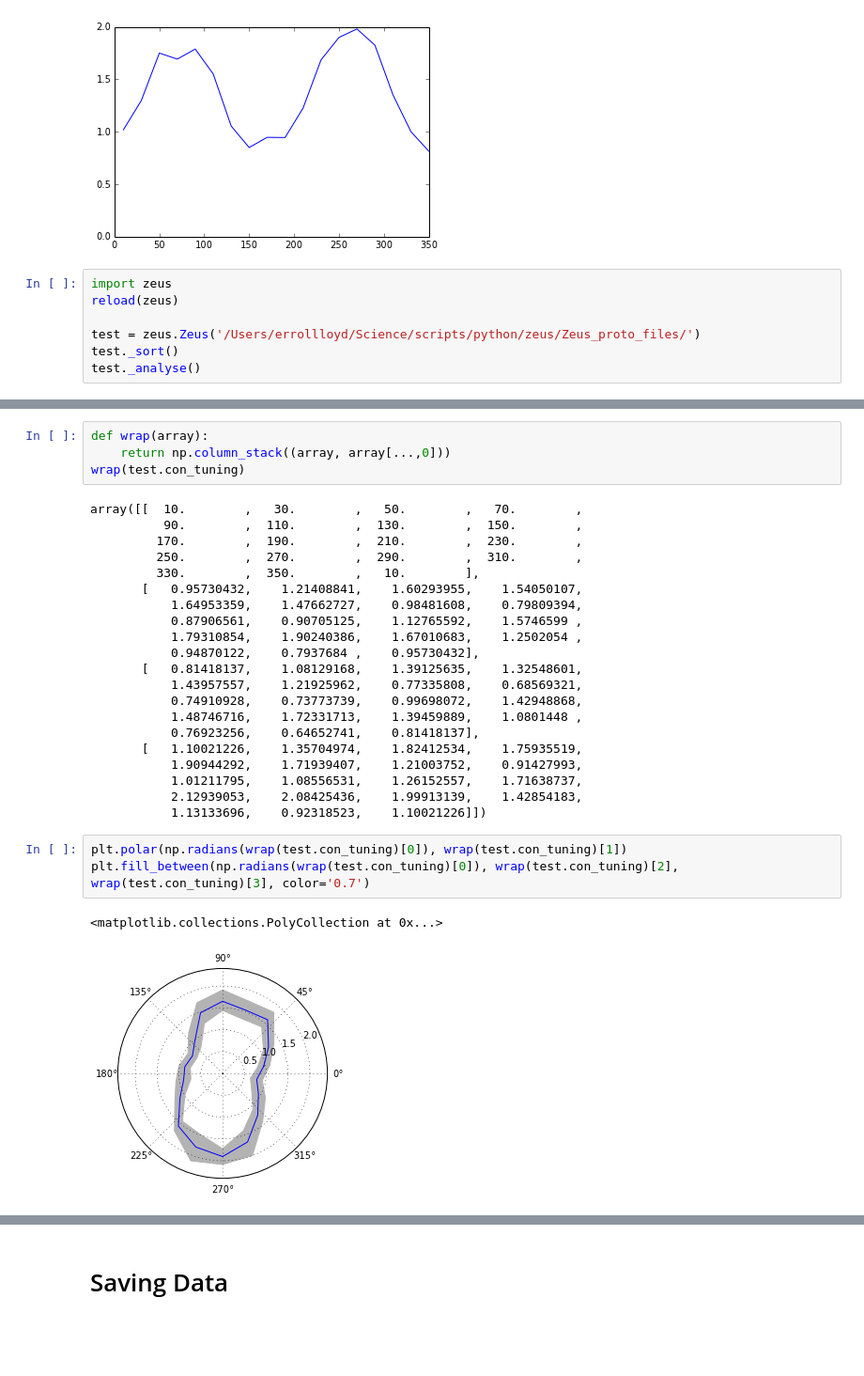
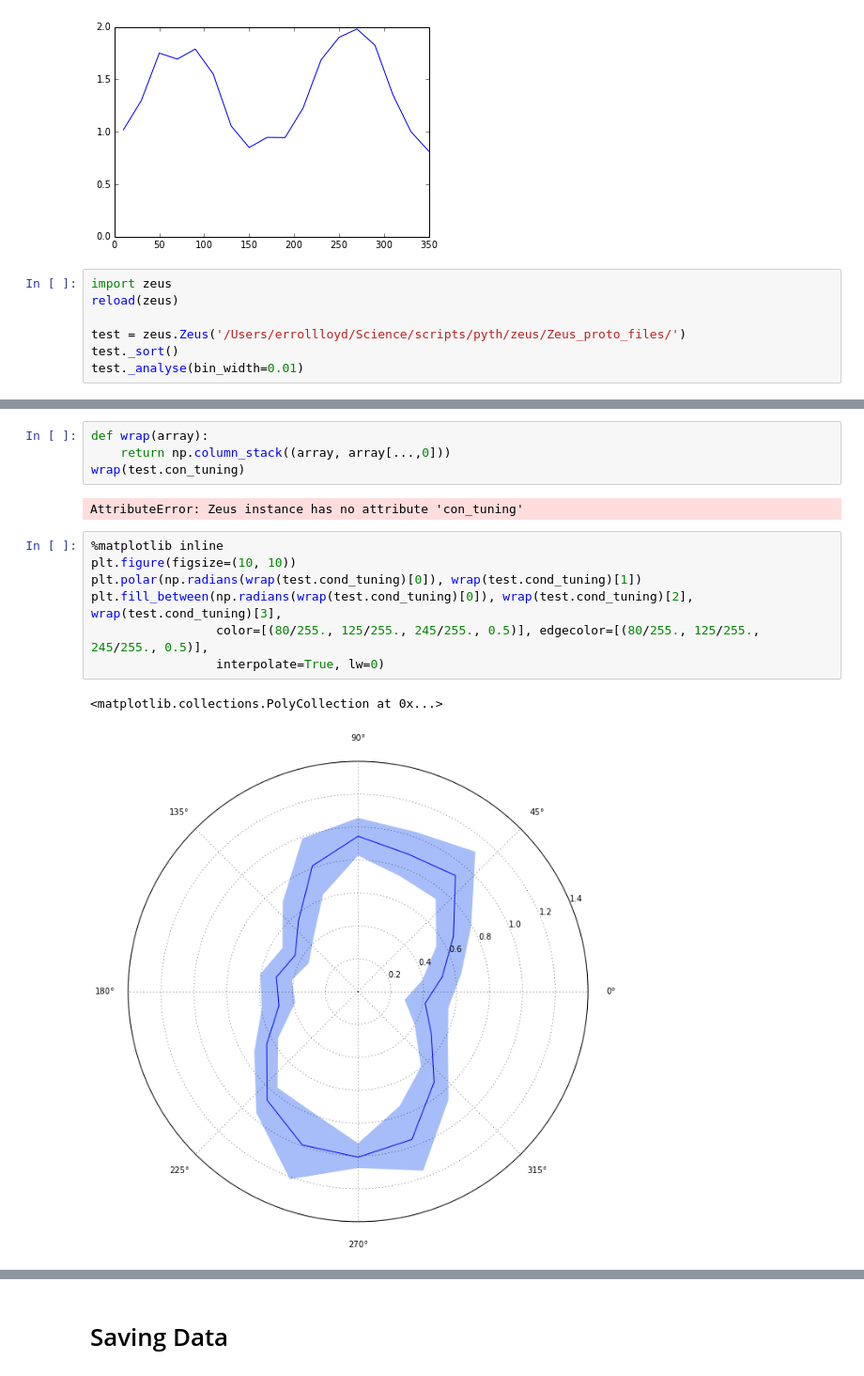
Before and after one commit to maegul/zeus, a Jupyter notebook: zeus_beta_test.ipynb, the cells around one changed output, grey strips where cells are left out. Shown at 94% size. Drawn from its saved outputs; the diff is of its cells as text; blank space fills up the shorter version.

```diff
--- a/zeus_beta_test.ipynb
+++ b/zeus_beta_test.ipynb
@@ -214,9 +332,9 @@ plt.ylim((0, 2))
 import zeus
 reload(zeus)
 
-test = zeus.Zeus('/Users/errollloyd/Science/scripts/python/zeus/Zeus_proto_files/')
+test = zeus.Zeus('/Users/errollloyd/Science/scripts/pyth/zeus/Zeus_proto_files/')
 test._sort()
-test._analyse()
+test._analyse(bin_width=0.01)
 # %% [output]
 All files imported and assigned
 
@@ -264,29 +418,14 @@ def wrap(array):
     return np.column_stack((array, array[...,0]))
 wrap(test.con_tuning)
 # %% [output]
-array([[  10.        ,   30.        ,   50.        ,   70.        ,
-          90.        ,  110.        ,  130.        ,  150.        ,
-         170.        ,  190.        ,  210.        ,  230.        ,
-         250.        ,  270.        ,  290.        ,  310.        ,
-         330.        ,  350.        ,   10.        ],
-       [   0.95730432,    1.21408841,    1.60293955,    1.54050107,
-           1.64953359,    1.47662727,    0.98481608,    0.79809394,
-           0.87906561,    0.90705125,    1.12765592,    1.5746599 ,
-           1.79310854,    1.90240386,    1.67010683,    1.2502054 ,
-           0.94870122,    0.7937684 ,    0.95730432],
-       [   0.81418137,    1.08129168,    1.39125635,    1.32548601,
-           1.43957557,    1.21925962,    0.77335808,    0.68569321,
-           0.74910928,    0.73773739,    0.99698072,    1.42948868,
-           1.48746716,    1.72331713,    1.39459889,    1.0801448 ,
-           0.76923256,    0.64652741,    0.81418137],
-       [   1.10021226,    1.35704974,    1.82412534,    1.75935519,
-           1.90944292,    1.71939407,    1.21003752,    0.91427993,
-           1.01211795,    1.08556531,    1.26152557,    1.71638737,
-           2.12939053,    2.08425436,    1.99913139,    1.42854183,
-           1.13133696,    0.92318523,    1.10021226]])
+AttributeError: Zeus instance has no attribute 'con_tuning'
 # %%
-plt.polar(np.radians(wrap(test.con_tuning)[0]), wrap(test.con_tuning)[1])
-plt.fill_between(np.radians(wrap(test.con_tuning)[0]), wrap(test.con_tuning)[2], wrap(test.con_tuning)[3], color='0.7')
+%matplotlib inline
+plt.figure(figsize=(10, 10))
+plt.polar(np.radians(wrap(test.cond_tuning)[0]), wrap(test.cond_tuning)[1])
+plt.fill_between(np.radians(wrap(test.cond_tuning)[0]), wrap(test.cond_tuning)[2], wrap(test.cond_tuning)[3],
+                 color=[(80/255., 125/255., 245/255., 0.5)], edgecolor=[(80/255., 125/255., 245/255., 0.5)],
+                 interpolate=True, lw=0)
 # %% [output]
 <matplotlib.collections.PolyCollection at 0x...>
-[figure, old version]
+[figure, new version]
```
Also changed, not shown: parts of 65 cells of this notebook, 2 other files.
